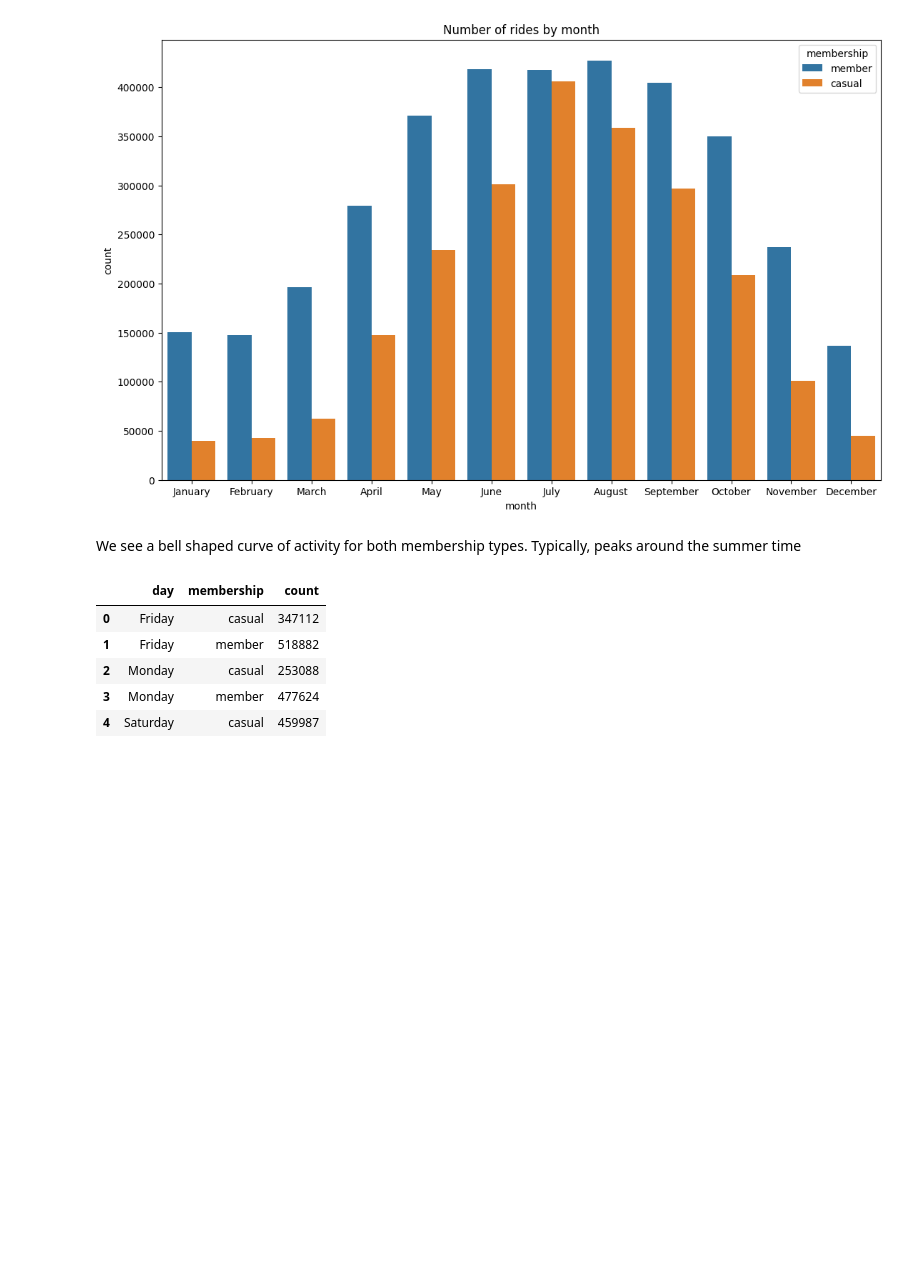
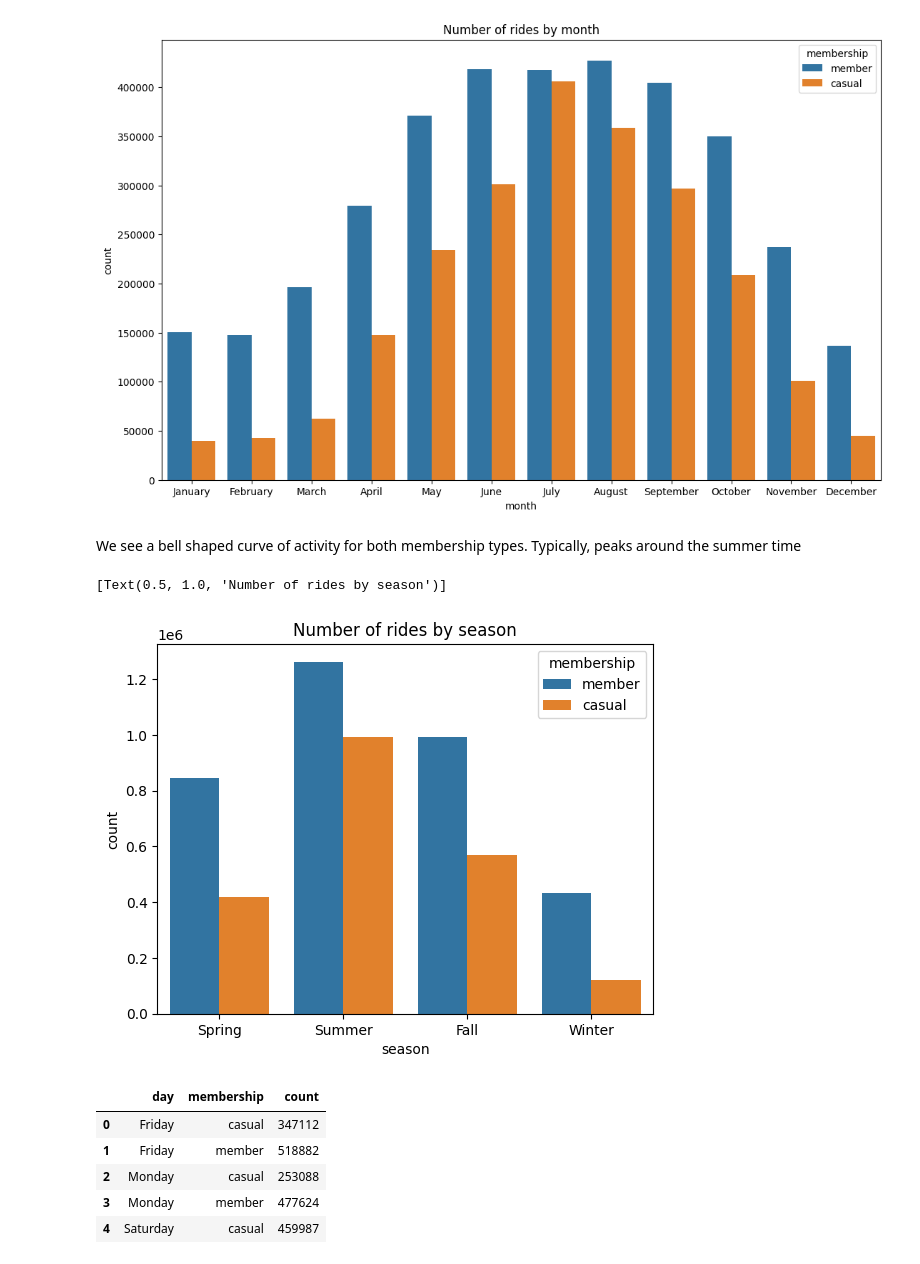
Before and after one commit to Miles-Honsberger/Cyclistic-Bike-Share, a Jupyter notebook: Google_Capstone_Project.ipynb, the cells around one changed output. Drawn from its saved outputs; the diff is of its cells as text; code cells hidden in the pictures; blank space fills up the shorter version.

```diff
--- a/Google_Capstone_Project.ipynb
+++ b/Google_Capstone_Project.ipynb
@@ -172,8 +172,8 @@ def tod_converter(hour):
       0:'Night', 1:'Night', 2:'Night', 3:'Night', 4:'Night', 5:'Night',
       6:'Morning', 7:'Morning', 8:'Morning', 9:'Morning', 10:'Morning', 11:'Morning',
       12: "Noon",
-      13:'Afternoon', 14:'Afternoon', 15:'Afternoon', 16:'Afternoon', 17:'Afternoon', 18:'Afternoon', 19:'Afternoon', 20:'Afternoon',
-      21:'Night', 22:'Night', 23:'Night'
+      13:'Afternoon', 14:'Afternoon', 15:'Afternoon', 16:'Afternoon', 17:'Afternoon', 18:'Afternoon',
+      19:'Evening', 20:'Evening', 21:'Evening', 22:'Evening', 23:'Evening'
     }
   return times.get(hour)
 # %%
@@ -269,6 +269,15 @@ sns.countplot(data=df, x = 'month', hue = 'membership', order = order_month).set
 [figure]
 # %% [markdown]
 We see a bell shaped curve of activity for both membership types. Typically, peaks around the summer time
+# %%
+#Create a plot to visualize the membership differences across the seasons
+#We use the Seaborn barplot
+#plt.figure(figsize = (13,8))
+order_szn = ['Spring', 'Summer', 'Fall', 'Winter']
+sns.countplot(data=df, x = 'season', hue = 'membership', order = order_szn).set(title = "Number of rides by season")
+# %% [output]
+[Text(0.5, 1.0, 'Number of rides by season')]
+[figure, added]
 # %%
 #Create a pivot table to analyze the number of riders by the days of the week
 pivot_days = (
```
Also changed, not shown: parts of 2 cells of this notebook.
